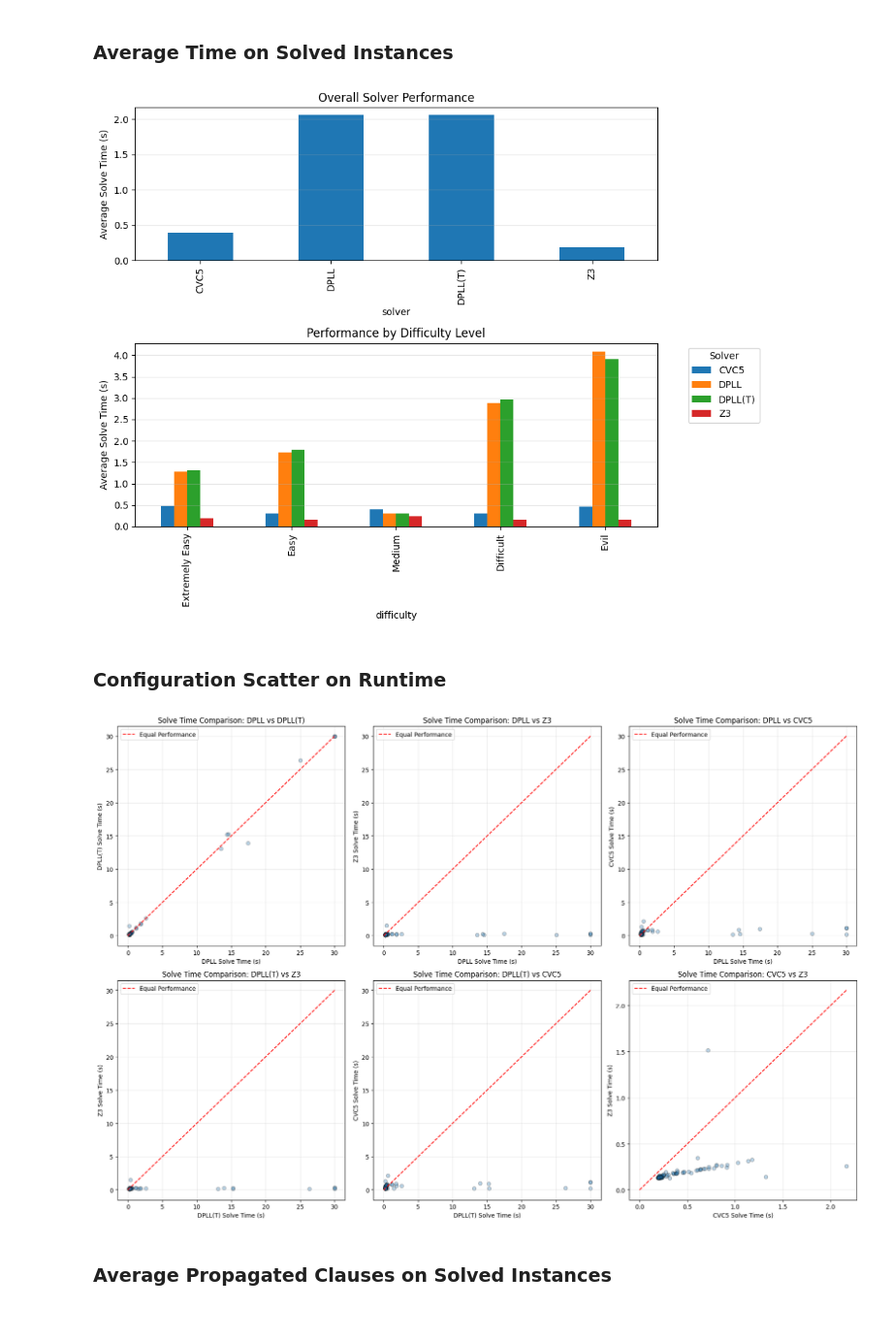
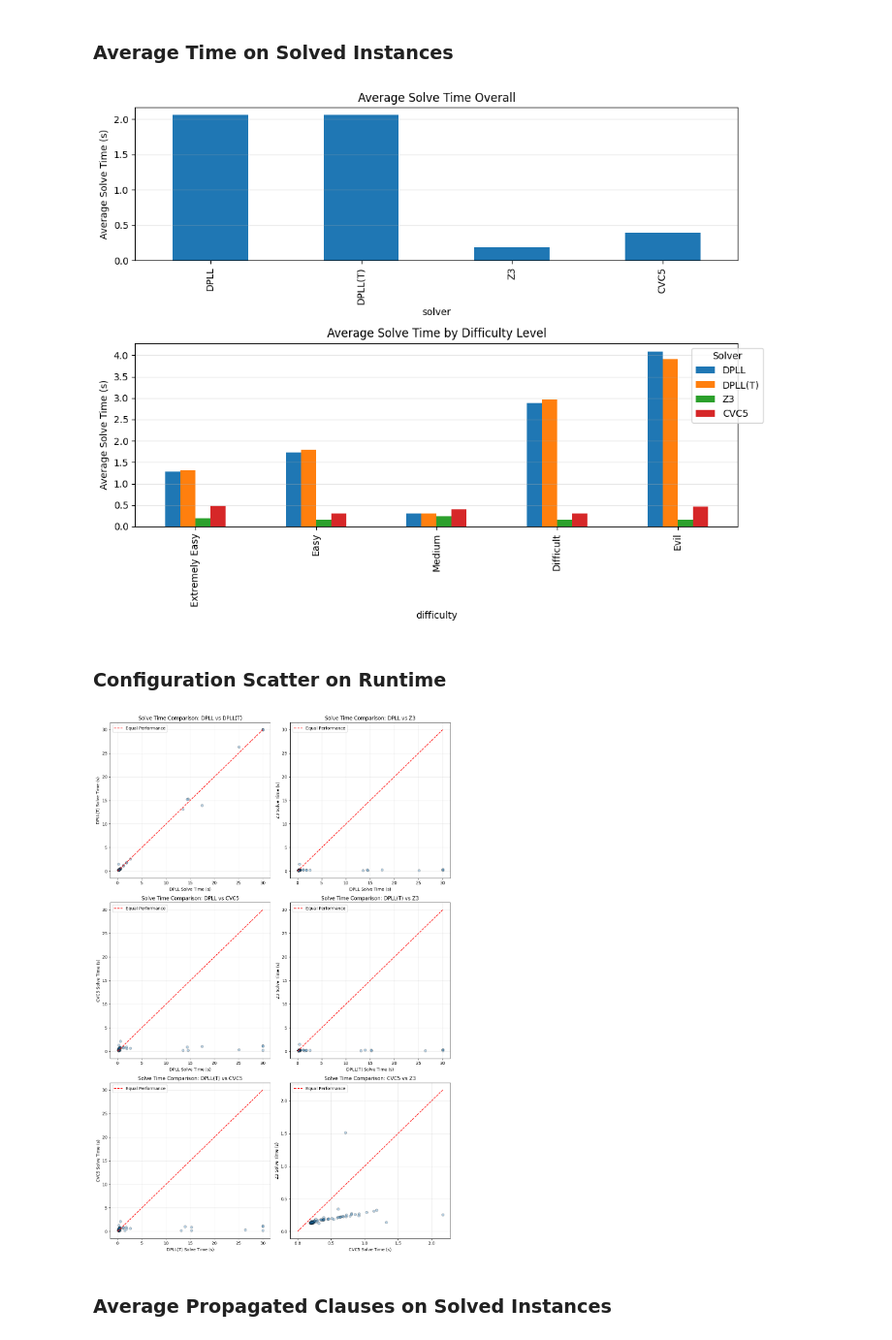
Before and after one commit to liamjdavis/Sudoku-SMT-Solvers, a Jupyter notebook: experiments.ipynb, the cells around one changed output. Shown: that part at 97% size. Drawn from its saved outputs; the diff is of its cells as text; code cells hidden in the pictures.

```diff
--- a/experiments.ipynb
+++ b/experiments.ipynb
@@ -61,11 +61,9 @@ Solver Success Rates:
 # %%
 import matplotlib.pyplot as plt
 
-# Setup plotting params
-plt.rcParams.update({
-    'font.family': 'sans-serif',
-    'font.size': 10
-})
+# Define solver and difficulty orders
+solver_order = ['DPLL', 'DPLL(T)', 'Z3', 'CVC5']
+difficulty_order = ['Extremely Easy', 'Easy', 'Medium', 'Difficult', 'Evil']
 
 # Process data
 df['difficulty'] = df['puzzle_id'].str.extract(r'sudoku_\d+x\d+_(.+?)_\d+')
@@ -77,31 +75,31 @@ difficulty_order = ['Extremely Easy', 'Easy', 'Medium', 'Difficult', 'Evil']
 # Create figure with vertical subplot arrangement
 fig, (ax1, ax2) = plt.subplots(2, 1, figsize=(10, 8), height_ratios=[1, 1.2])
 
-# Top plot: Overall times
-overall_times = df.groupby('solver')['solve_time'].mean()
-yerr = df.groupby('solver')['solve_time'].std()
+# Top plot: Overall times (with ordered solvers)
+overall_times = df.groupby('solver')['solve_time'].mean()[solver_order]
+yerr = df.groupby('solver')['solve_time'].std()[solver_order]
 overall_times.plot(kind='bar', ax=ax1)
 ax1.set_ylabel('Average Solve Time (s)')
-ax1.set_title('Overall Solver Performance')
+ax1.set_title('Average Solve Time Overall')
 ax1.grid(True, alpha=0.3, axis='y')
 
-# Bottom plot: By difficulty (ordered)
+# Bottom plot: By difficulty (ordered by both dimensions)
 difficulty_means = df.pivot_table(
     values='solve_time',
     index='difficulty',
     columns='solver',
     aggfunc='mean'
-).reindex(difficulty_order)
+).reindex(difficulty_order)[solver_order]
 difficulty_means.plot(kind='bar', ax=ax2)
 ax2.set_ylabel('Average Solve Time (s)')
-ax2.set_title('Performance by Difficulty Level')
+ax2.set_title('Average Solve Time by Difficulty Level')
 ax2.grid(True, alpha=0.3, axis='y')
 ax2.legend(title='Solver', bbox_to_anchor=(1.05, 1))
 
 plt.tight_layout()
 plt.show()
 # %% [output]
-[figure, old version]
+[figure, new version]
 # %% [markdown]
 ### Configuration Scatter on Runtime
 # %%
@@ -116,36 +114,36 @@ solver_pairs = [
     ('DPLL(T)', 'Z3'),
     ('DPLL(T)', 'CVC5'),
     ('CVC5', 'Z3'),
 ]
 
-# Create a 2x3 grid for scatter plots
-fig, axes = plt.subplots(2, 3, figsize=(18, 12))
+# Create a 3x2 grid for scatter plots
+fig, axes = plt.subplots(3, 2, figsize=(12, 18))
 axes = axes.flatten()
 
 # Generate scatter plots for each pair
 for i, (solver_x, solver_y) in enumerate(solver_pairs):
     scatter_data = pivot_data[[solver_x, solver_y]].dropna()
 
     # Plot on the corresponding subplot
     ax = axes[i]
     ax.scatter(scatter_data[solver_x], scatter_data[solver_y], alpha=0.3, edgecolor='k')
 
     # Add the equal performance line
     max_time = max(scatter_data[solver_x].max(), scatter_data[solver_y].max())
     ax.plot([0, max_time], [0, max_time], color='red', linestyle='--', label='Equal Performance')
 
     # Annotate the plot
     ax.set_title(f'Solve Time Comparison: {solver_x} vs {solver_y}')
     ax.set_xlabel(f'{solver_x} Solve Time (s)')
     ax.set_ylabel(f'{solver_y} Solve Time (s)')
     ax.legend()
     ax.grid(True, alpha=0.3)
 
 # Adjust layout
 plt.tight_layout()
 plt.show()
 # %% [output]
-[figure, old version]
+[figure, new version]
 # %% [markdown]
 ### Average Propagated Clauses on Solved Instances
 # %%
```
